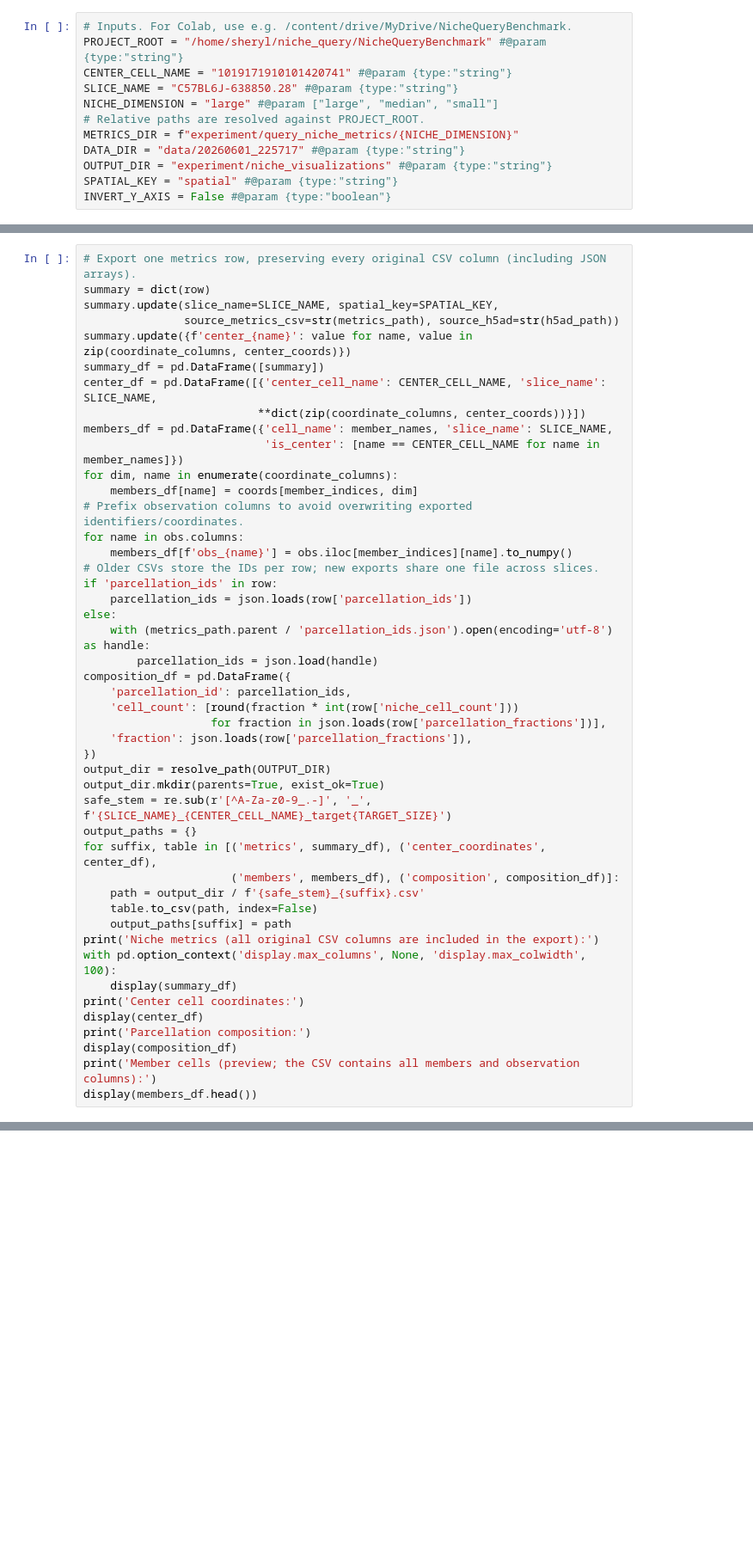
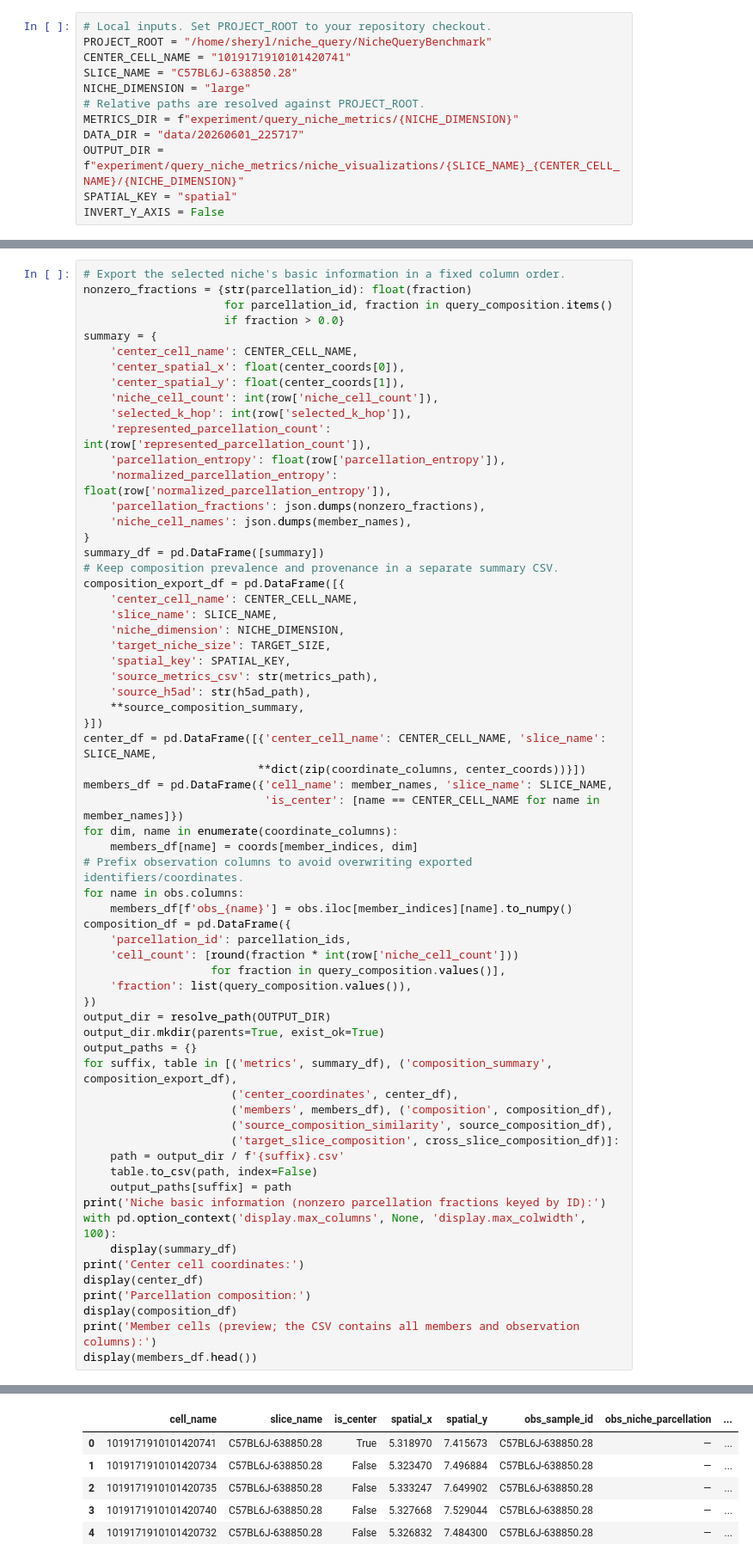
Before and after one commit to lichyyyyyy/NicheQueryBenchmark, a Jupyter notebook: experiment/visualize_query_niche_v2.ipynb, the cells around one changed output, grey strips where cells are left out. Shown at 86% size. Drawn from its saved outputs; the diff is of its cells as text; blank space fills up the shorter version.

```diff
--- a/experiment/visualize_query_niche_v2.ipynb
+++ b/experiment/visualize_query_niche_v2.ipynb
@@ -23,15 +16,15 @@ if MOUNT_GOOGLE_DRIVE:
 # %%
-# Inputs. For Colab, use e.g. /content/drive/MyDrive/NicheQueryBenchmark.
-PROJECT_ROOT = "/home/sheryl/niche_query/NicheQueryBenchmark" #@param {type:"string"}
-CENTER_CELL_NAME = "1019171910101420741" #@param {type:"string"}
-SLICE_NAME = "C57BL6J-638850.28" #@param {type:"string"}
-NICHE_DIMENSION = "large" #@param ["large", "median", "small"]
+# Local inputs. Set PROJECT_ROOT to your repository checkout.
+PROJECT_ROOT = "/home/sheryl/niche_query/NicheQueryBenchmark"
+CENTER_CELL_NAME = "1019171910101420741"
+SLICE_NAME = "C57BL6J-638850.28"
+NICHE_DIMENSION = "large"
 # Relative paths are resolved against PROJECT_ROOT.
 METRICS_DIR = f"experiment/query_niche_metrics/{NICHE_DIMENSION}"
-DATA_DIR = "data/20260601_225717" #@param {type:"string"}
-OUTPUT_DIR = "experiment/niche_visualizations" #@param {type:"string"}
-SPATIAL_KEY = "spatial" #@param {type:"string"}
-INVERT_Y_AXIS = False #@param {type:"boolean"}
+DATA_DIR = "data/20260601_225717"
+OUTPUT_DIR = f"experiment/query_niche_metrics/niche_visualizations/{SLICE_NAME}_{CENTER_CELL_NAME}/{NICHE_DIMENSION}"
+SPATIAL_KEY = "spatial"
+INVERT_Y_AXIS = False
 # %%
 import csv
 import json
@@ -126,10 +317,32 @@ print('Coordinates use the original H5AD units; the plot uses the first two dime
 # %%
-# Export one metrics row, preserving every original CSV column (including JSON arrays).
-summary = dict(row)
-summary.update(slice_name=SLICE_NAME, spatial_key=SPATIAL_KEY,
-               source_metrics_csv=str(metrics_path), source_h5ad=str(h5ad_path))
-summary.update({f'center_{name}': value for name, value in zip(coordinate_columns, center_coords)})
+# Export the selected niche's basic information in a fixed column order.
+nonzero_fractions = {str(parcellation_id): float(fraction)
+                     for parcellation_id, fraction in query_composition.items()
+                     if fraction > 0.0}
+summary = {
+    'center_cell_name': CENTER_CELL_NAME,
+    'center_spatial_x': float(center_coords[0]),
+    'center_spatial_y': float(center_coords[1]),
+    'niche_cell_count': int(row['niche_cell_count']),
+    'selected_k_hop': int(row['selected_k_hop']),
+    'represented_parcellation_count': int(row['represented_parcellation_count']),
+    'parcellation_entropy': float(row['parcellation_entropy']),
+    'normalized_parcellation_entropy': float(row['normalized_parcellation_entropy']),
+    'parcellation_fractions': json.dumps(nonzero_fractions),
+    'niche_cell_names': json.dumps(member_names),
+}
 summary_df = pd.DataFrame([summary])
+# Keep composition prevalence and provenance in a separate summary CSV.
+composition_export_df = pd.DataFrame([{
+    'center_cell_name': CENTER_CELL_NAME,
+    'slice_name': SLICE_NAME,
+    'niche_dimension': NICHE_DIMENSION,
+    'target_niche_size': TARGET_SIZE,
+    'spatial_key': SPATIAL_KEY,
+    'source_metrics_csv': str(metrics_path),
+    'source_h5ad': str(h5ad_path),
+    **source_composition_summary,
+}])
 center_df = pd.DataFrame([{'center_cell_name': CENTER_CELL_NAME, 'slice_name': SLICE_NAME,
                           **dict(zip(coordinate_columns, center_coords))}])
 members_df = pd.DataFrame({'cell_name': member_names, 'slice_name': SLICE_NAME,
@@ -139,28 +352,24 @@ for dim, name in enumerate(coordinate_columns):
 # Prefix observation columns to avoid overwriting exported identifiers/coordinates.
 for name in obs.columns:
     members_df[f'obs_{name}'] = obs.iloc[member_indices][name].to_numpy()
-# Older CSVs store the IDs per row; new exports share one file across slices.
-if 'parcellation_ids' in row:
-    parcellation_ids = json.loads(row['parcellation_ids'])
-else:
-    with (metrics_path.parent / 'parcellation_ids.json').open(encoding='utf-8') as handle:
-        parcellation_ids = json.load(handle)
 composition_df = pd.DataFrame({
     'parcellation_id': parcellation_ids,
     'cell_count': [round(fraction * int(row['niche_cell_count']))
-                   for fraction in json.loads(row['parcellation_fractions'])],
-    'fraction': json.loads(row['parcellation_fractions']),
+                   for fraction in query_composition.values()],
+    'fraction': list(query_composition.values()),
 })
 output_dir = resolve_path(OUTPUT_DIR)
 output_dir.mkdir(parents=True, exist_ok=True)
-safe_stem = re.sub(r'[^A-Za-z0-9_.-]', '_', f'{SLICE_NAME}_{CENTER_CELL_NAME}_target{TARGET_SIZE}')
 output_paths = {}
-for suffix, table in [('metrics', summary_df), ('center_coordinates', center_df),
-                      ('members', members_df), ('composition', composition_df)]:
-    path = output_dir / f'{safe_stem}_{suffix}.csv'
+for suffix, table in [('metrics', summary_df), ('composition_summary', composition_export_df),
+                      ('center_coordinates', center_df),
+                      ('members', members_df), ('composition', composition_df),
+                      ('source_composition_similarity', source_composition_df),
+                      ('target_slice_composition', cross_slice_composition_df)]:
+    path = output_dir / f'{suffix}.csv'
     table.to_csv(path, index=False)
     output_paths[suffix] = path
-print('Niche metrics (all original CSV columns are included in the export):')
+print('Niche basic information (nonzero parcellation fractions keyed by ID):')
 with pd.option_context('display.max_columns', None, 'display.max_colwidth', 100):
     display(summary_df)
 print('Center cell coordinates:')
@@ -169,3 +378,4 @@ print('Parcellation composition:')
 display(composition_df)
 print('Member cells (preview; the CSV contains all members and observation columns):')
 display(members_df.head())
+# %% [output]
@@ -172,3 +403,9 @@ display(members_df.head())
+|  | cell_name | slice_name | is_center | spatial_x | spatial_y | obs_sample_id | obs_niche_parcellation | ... |
+| 0 | 1019171910101420741 | C57BL6J-638850.28 | True | 5.318970 | 7.415673 | C57BL6J-638850.28 | — | ... |
+| 1 | 1019171910101420734 | C57BL6J-638850.28 | False | 5.323470 | 7.496884 | C57BL6J-638850.28 | — | ... |
+| 2 | 1019171910101420735 | C57BL6J-638850.28 | False | 5.333247 | 7.649902 | C57BL6J-638850.28 | — | ... |
+| 3 | 1019171910101420740 | C57BL6J-638850.28 | False | 5.327668 | 7.529044 | C57BL6J-638850.28 | — | ... |
+| 4 | 1019171910101420732 | C57BL6J-638850.28 | False | 5.326832 | 7.484300 | C57BL6J-638850.28 | — | ... |
 # %%
 # Full slice and a close-up of the same saved niche.
 xy = coords[:, :2]
```
Also changed, not shown: parts of 12 cells of this notebook, 4 other files.
